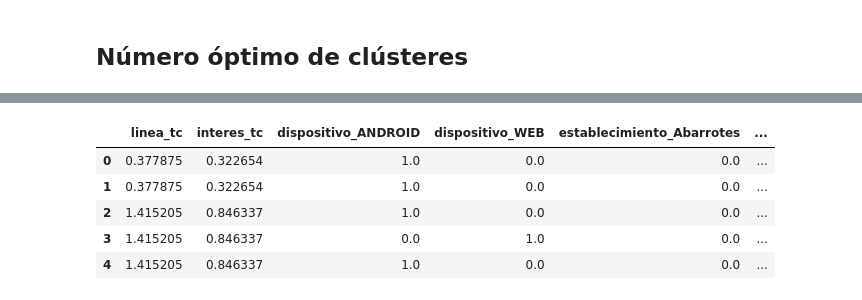
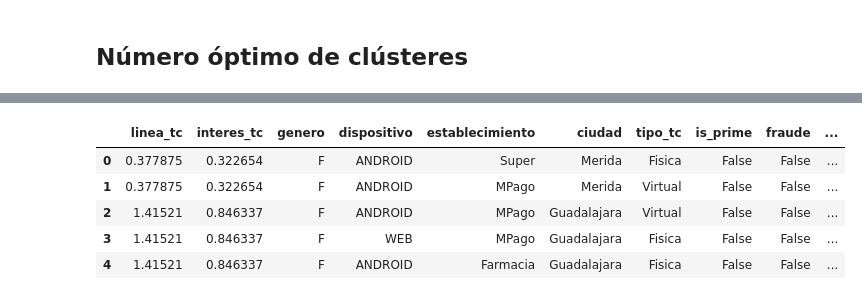
Before and after one commit to gloria1798/neural-nala-challenge, a Jupyter notebook: notebooks/categorization_customer.ipynb, the cells around one changed output, grey strips where cells are left out. Cells and saved outputs as stored; diff of their text form; code cells hidden in the pictures.

```diff
--- a/notebooks/categorization_customer.ipynb
+++ b/notebooks/categorization_customer.ipynb
@@ -40,5 +40,6 @@ data.head(7)
 | 5 | 1 | F | 37.003747 | 2020-01-27 | 3 | ANDROID | MPago | Guadalajara | Fisica | 94000.0 | ... |
 | 6 | 1 | F | 334.516017 | 2020-01-06 | 2 | ANDROID | Abarrotes | Guadalajara | Fisica | 94000.0 | ... |
 # %%
-data_features = ['dispositivo', 'establecimiento','ciudad', 'tipo_tc', 'linea_tc', 'interes_tc', 'is_prime', 'fraude']
+data_features = ['genero','dispositivo', 'establecimiento','ciudad', 'tipo_tc', 'linea_tc', 'interes_tc', 'is_prime', 'fraude']
 data_customer = data[data_features]
+data_customer
@@ -50,14 +75,17 @@ cat_cols = data_customer.select_dtypes(include=['object', 'category', 'bool']).c
 # %%
 from sklearn.preprocessing import StandardScaler
 from sklearn.compose import ColumnTransformer
-from sklearn.preprocessing import OneHotEncoder
+from sklearn.preprocessing import LabelEncoder
 from sklearn.compose import make_column_selector
 # Se estandarizan las columnas numéricas y se codifican las categoricas
 
+for i in data_customer[cat_cols]:
+  labelencoder = LabelEncoder()# Assigning numerical values and storing in another column
+  data_customer[f'{i}_Types'] = labelencoder.fit_transform(data_customer[i])
+
 preprocessor = ColumnTransformer(
-                   [('scale', StandardScaler(), numeric_cols),
-                    ('onehot', OneHotEncoder(handle_unknown='ignore'), cat_cols)],
+                   [('scale', StandardScaler(), numeric_cols)
+                    ],
                 remainder='passthrough')
 
-
 data_prep_customer = preprocessor.fit_transform(data_customer)
@@ -133,0 +107,6 @@ datos_costumer2
+# %%
+data_prep_customer.columns = ["linea_tc", "interes_tc", "genero", "dispositivo", "establecimiento",
+                              "ciudad", 'tipo_tc', 'is_prime', 'fraude', 'genero_Types','dispositivo_Types', 'establecimiento_Types', 'ciudad_Types',
+                              'tipo_tc_Types', 'is_prime_Types', 'fraude_Types'
+                              ]
+data_prep_customer.head(3)
@@ -134,13 +118,15 @@ datos_costumer2
 # %% [markdown]
 ## **Número óptimo de clústeres**
 # %%
-# Collecting the distortions into list
+c = ['genero_Types','dispositivo_Types', 'establecimiento_Types', 'ciudad_Types', 'tipo_tc_Types', 'is_prime_Types']
+
+# recoletcar las distorsiones
 distortions = []
 K = range(1,10)
 for k in K:
  kmeanModel = KMeans(n_clusters=k)
- kmeanModel.fit(datos_costumer2)
- distortions.append(kmeanModel.inertia_)# Plotting the distortions
+ kmeanModel.fit(data_prep_customer[c])
+ distortions.append(kmeanModel.inertia_)# graficando las distorsiones
 plt.figure(figsize=(16,8))
 plt.plot(K, distortions, 'bx-')
 plt.xlabel('k')
@@ -152,18 +140,18 @@ plt.show()
 # %%
 #Taking 4 clusters
-km1=KMeans(n_clusters=7)
+km1=KMeans(n_clusters=4)
 #Fitting the input data
-km1.fit(datos_costumer2)
+km1.fit(data_prep_customer[c])
 #predicting the labels of the input data
-y=km1.predict(datos_costumer2)
+y=km1.predict(data_prep_customer[c])
 #adding the labels to a column named label
-datos_costumer2["label"] = y
+data_prep_customer["label"] = y
 #The new dataframe with the clustering done
-datos_costumer2.head()
+data_prep_customer.head()
 # %% [output]
-|  | linea_tc | interes_tc | dispositivo_ANDROID | dispositivo_WEB | establecimiento_Abarrotes | ... |
-| 0 | 0.377875 | 0.322654 | 1.0 | 0.0 | 0.0 | ... |
-| 1 | 0.377875 | 0.322654 | 1.0 | 0.0 | 0.0 | ... |
-| 2 | 1.415205 | 0.846337 | 1.0 | 0.0 | 0.0 | ... |
-| 3 | 1.415205 | 0.846337 | 0.0 | 1.0 | 0.0 | ... |
-| 4 | 1.415205 | 0.846337 | 1.0 | 0.0 | 0.0 | ... |
+|  | linea_tc | interes_tc | genero | dispositivo | establecimiento | ciudad | tipo_tc | is_prime | fraude | ... |
+| 0 | 0.377875 | 0.322654 | F | ANDROID | Super | Merida | Fisica | False | False | ... |
+| 1 | 0.377875 | 0.322654 | F | ANDROID | MPago | Merida | Virtual | False | False | ... |
+| 2 | 1.41521 | 0.846337 | F | ANDROID | MPago | Guadalajara | Virtual | False | False | ... |
+| 3 | 1.41521 | 0.846337 | F | WEB | MPago | Guadalajara | Fisica | False | False | ... |
+| 4 | 1.41521 | 0.846337 | F | ANDROID | Farmacia | Guadalajara | Fisica | False | False | ... |
```
Also changed, not shown: parts of 35 cells of this notebook, 1 other file.
